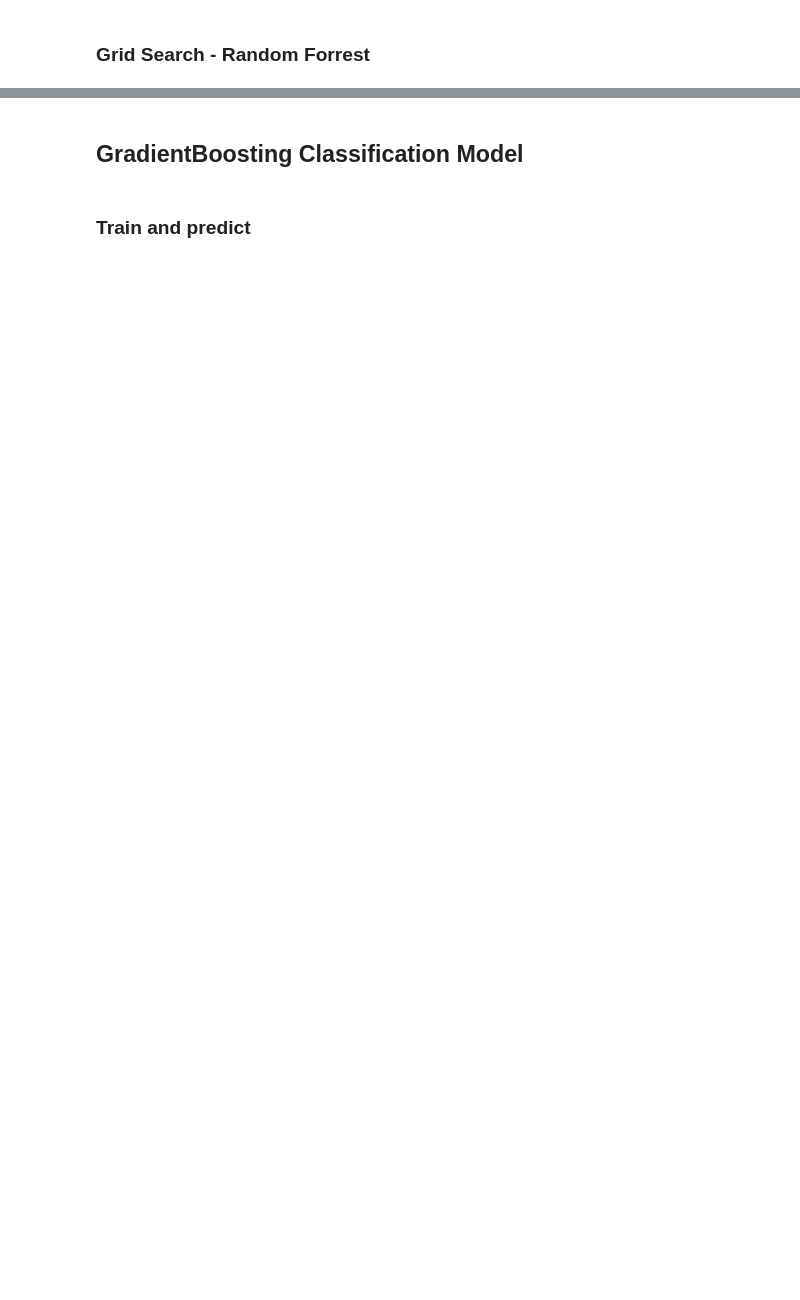
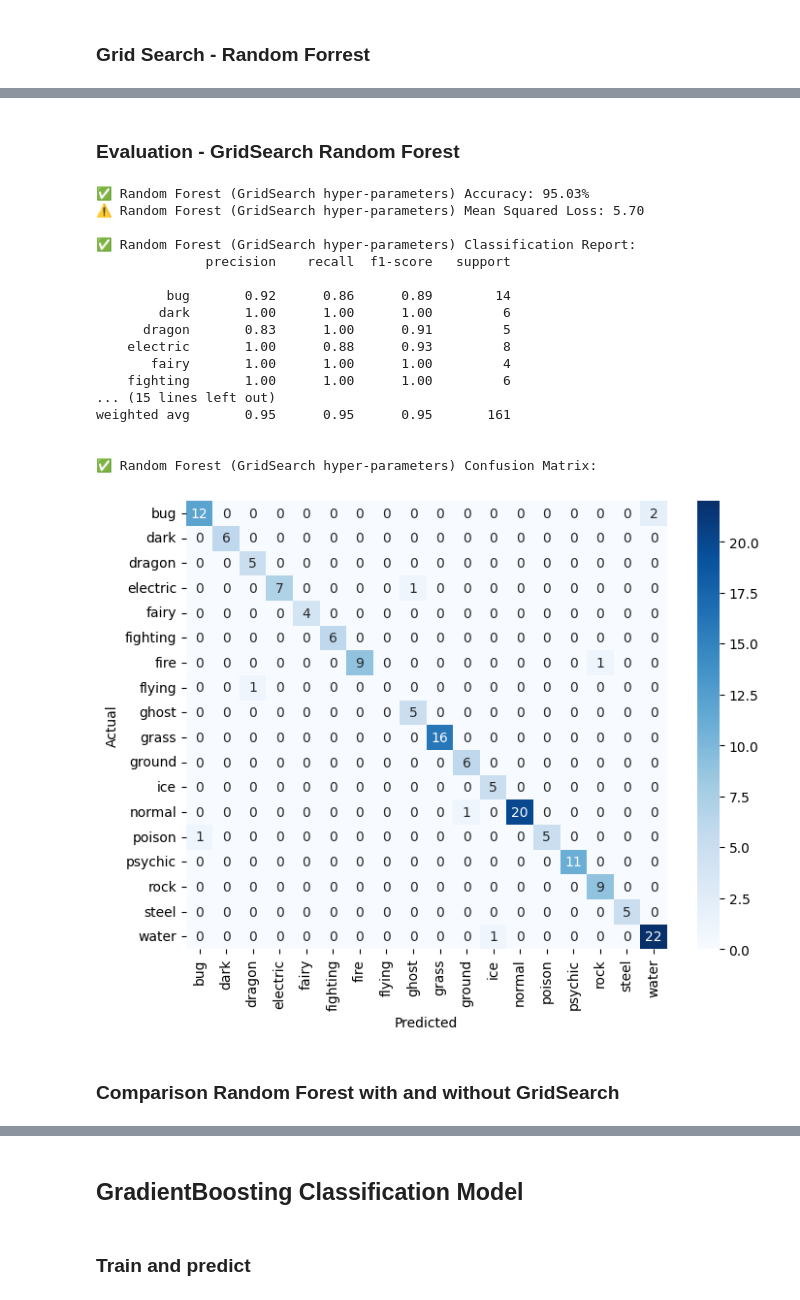
Before and after one commit to OrenChouraki06/projet-legendary-pokemon, a Jupyter notebook: type_pokemon_classification.ipynb, the cells around one changed output, grey strips where cells are left out. Saved outputs shown, nothing was run; the diff lists cells and outputs as text; code cells hidden in the pictures; blank space fills up the shorter version.

```diff
--- a/type_pokemon_classification.ipynb
+++ b/type_pokemon_classification.ipynb
@@ -745,0 +765,52 @@ best_rf_pipeline = Pipeline(steps=[
+# %% [markdown]
+### Evaluation - GridSearch Random Forest
+# %%
+# encode the predicted labels back to original string values
+y_test_encoded = label_encoder.transform(y_test)
+
+# Display accuracy score
+best_rf_accuracy = accuracy_score(y_test_encoded, y_pred_encoded)
+print(f"✅ Random Forest (GridSearch hyper-parameters) Accuracy: {best_rf_accuracy*100:.2f}%")
+
+# Display mse loss
+best_rf_mseloss = mean_squared_error(y_test_encoded, y_pred_encoded)
+print(f"⚠️ Random Forest (GridSearch hyper-parameters) Mean Squared Loss: {best_rf_mseloss:.2f}")
+
+# Display classification report
+print(f"\n✅ Random Forest (GridSearch hyper-parameters) Classification Report:")
+cr = classification_report(y_test_encoded, y_pred_encoded,
+                           labels=range(len(label_encoder.classes_)),
+                           target_names=label_encoder.classes_)
+print(cr)
+
+# Display confusion matrix
+print(f"\n✅ Random Forest (GridSearch hyper-parameters) Confusion Matrix:")
+cm = confusion_matrix(y_test_encoded, y_pred_encoded, labels=range(len(label_encoder.classes_)))
+plt.figure(figsize=(8, 6))
+sns.heatmap(cm, annot=True, fmt='d', cmap='Blues',
+            xticklabels=label_encoder.classes_,
+            yticklabels=label_encoder.classes_)
+plt.xlabel("Predicted")
+plt.ylabel("Actual")
+plt.show()
+# %% [output]
+✅ Random Forest (GridSearch hyper-parameters) Accuracy: 95.03%
+⚠️ Random Forest (GridSearch hyper-parameters) Mean Squared Loss: 5.70
+
+✅ Random Forest (GridSearch hyper-parameters) Classification Report:
+              precision    recall  f1-score   support
+
+         bug       0.92      0.86      0.89        14
+        dark       1.00      1.00      1.00         6
+      dragon       0.83      1.00      0.91         5
+    electric       1.00      0.88      0.93         8
+       fairy       1.00      1.00      1.00         4
+    fighting       1.00      1.00      1.00         6
+... (15 lines left out)
+weighted avg       0.95      0.95      0.95       161
+
+
+✅ Random Forest (GridSearch hyper-parameters) Confusion Matrix:
+[figure, added]
+# %% [markdown]
+### Comparison Random Forest with and without GridSearch
```
Also changed, not shown: parts of 15 cells of this notebook, 1 other file.
